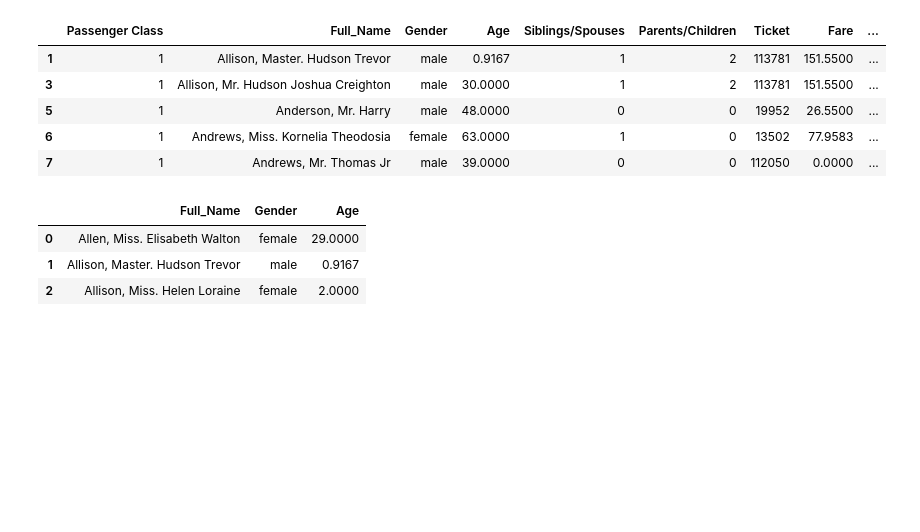
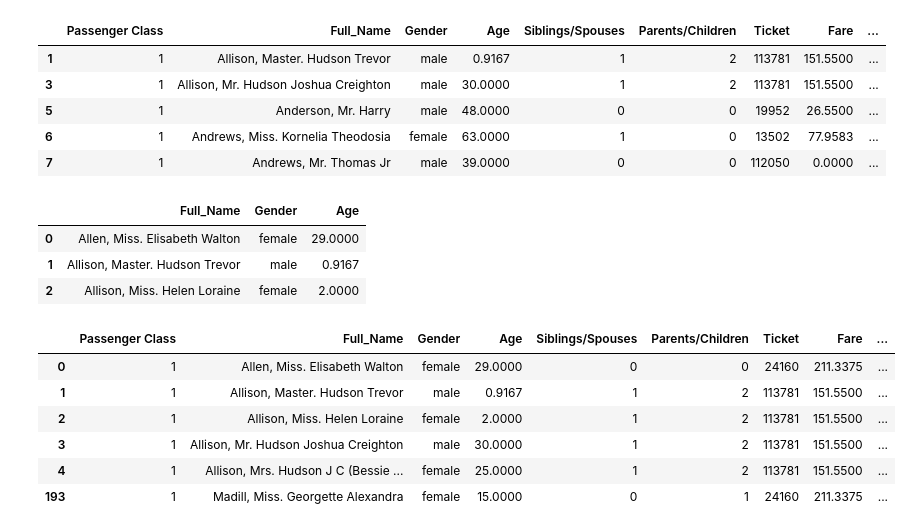
Before and after one commit to sangu0005/data_analysis_workspace, a Jupyter notebook: Pandas.ipynb, the cells around one changed output. Drawn from its saved outputs; the diff is of its cells as text; code cells hidden in the pictures; blank space fills up the shorter version.

```diff
--- a/Pandas.ipynb
+++ b/Pandas.ipynb
@@ -147,3 +147,13 @@ df.loc[[0, 1, 2], ['Full_Name', 'Gender', 'Age']]
 | 0 | Allen, Miss. Elisabeth Walton | female | 29.0000 |
 | 1 | Allison, Master. Hudson Trevor | male | 0.9167 |
 | 2 | Allison, Miss. Helen Loraine | female | 2.0000 |
+# %%
+df.loc[df['Passenger Class'].isin([1,2]) & df['Cabin'].isin(['B5','C22 C26'])]
+# %% [output]
+|  | Passenger Class | Full_Name | Gender | Age | Siblings/Spouses | Parents/Children | Ticket | Fare | ... |
+| 0 | 1 | Allen, Miss. Elisabeth Walton | female | 29.0000 | 0 | 0 | 24160 | 211.3375 | ... |
+| 1 | 1 | Allison, Master. Hudson Trevor | male | 0.9167 | 1 | 2 | 113781 | 151.5500 | ... |
+| 2 | 1 | Allison, Miss. Helen Loraine | female | 2.0000 | 1 | 2 | 113781 | 151.5500 | ... |
+| 3 | 1 | Allison, Mr. Hudson Joshua Creighton | male | 30.0000 | 1 | 2 | 113781 | 151.5500 | ... |
+| 4 | 1 | Allison, Mrs. Hudson J C (Bessie ... | female | 25.0000 | 1 | 2 | 113781 | 151.5500 | ... |
+| 193 | 1 | Madill, Miss. Georgette Alexandra | female | 15.0000 | 0 | 1 | 24160 | 211.3375 | ... |
```
